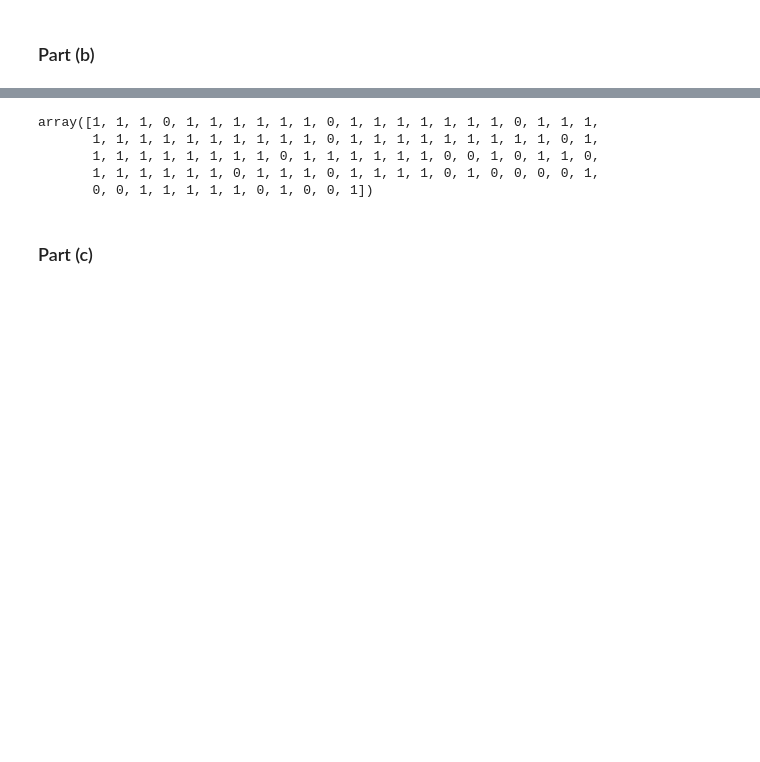
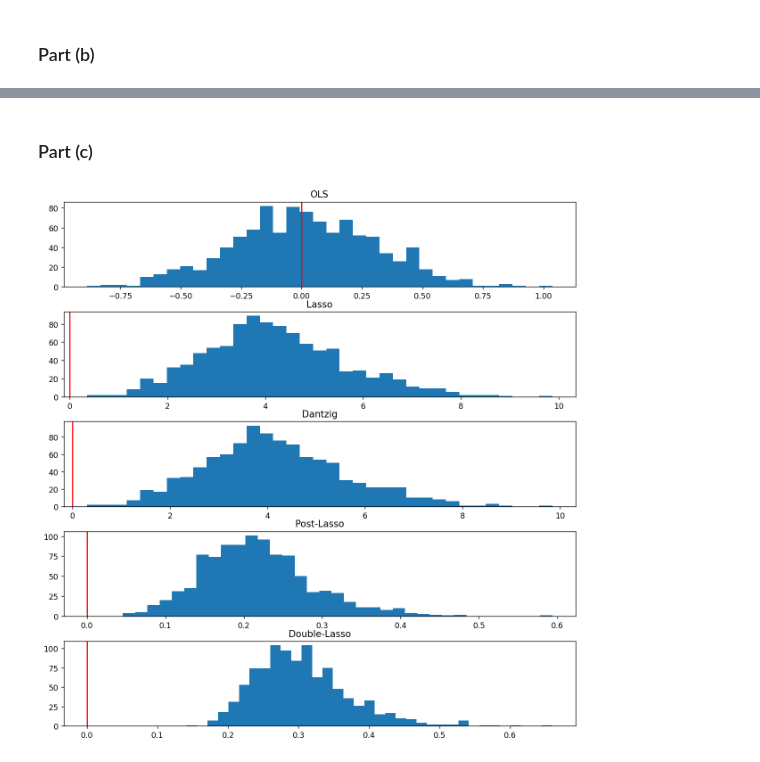
Before and after one commit to mattzhao-R/ml4econs, a Jupyter notebook: hw2/hw2.ipynb, the cells around one changed output, grey strips where cells are left out. Saved outputs shown, nothing was run; the diff lists cells and outputs as text; code cells hidden in the pictures; blank space fills up the shorter version.

```diff
--- a/hw2/hw2.ipynb
+++ b/hw2/hw2.ipynb
@@ -159,9 +132,4 @@ df =
 # %% [markdown]
 ### Part (b)
-# %%
-W = np.random.rand(200,50)
-D = np.random.rand(1,200).reshape(-1,1)
-Y = D * 3 + np.random.normal(size=200)
-X = np.concatenate((D,W),axis=1)
 # %%
 from sklearn.linear_model import LinearRegression, LassoCV
@@ -226,10 +195,31 @@ array([1, 4, 1, 0, 1, 3, 1, 2, 1, 1, 0, 3, 2, 2, 1, 4, 4, 1, 0, 2, 2, 3,
-# %%
-np.where(temp != 0, 1, 0)
-# %% [output]
-array([1, 1, 1, 0, 1, 1, 1, 1, 1, 1, 0, 1, 1, 1, 1, 1, 1, 1, 0, 1, 1, 1,
-       1, 1, 1, 1, 1, 1, 1, 1, 1, 1, 0, 1, 1, 1, 1, 1, 1, 1, 1, 1, 0, 1,
-       1, 1, 1, 1, 1, 1, 1, 1, 0, 1, 1, 1, 1, 1, 1, 0, 0, 1, 0, 1, 1, 0,
-       1, 1, 1, 1, 1, 1, 0, 1, 1, 1, 0, 1, 1, 1, 1, 0, 1, 0, 0, 0, 0, 1,
-       0, 0, 1, 1, 1, 1, 1, 0, 1, 0, 0, 1])
 # %% [markdown]
 ### Part (c)
+# %%
+def get_betas(D,W,X,Y):
+    beta_ols = OLS(X,Y)
+    beta_lasso = Lasso(X,Y)
+    beta_dantzig = Dantzig(X,Y)
+    beta_post = Post(X,Y)
+    beta_double = Double(D,W,X,Y)
+    return beta_ols, beta_lasso, beta_dantzig, beta_post, beta_double
+
+def sim(i):
+    D,W,X,Y = DGP()
+    betas = get_betas(D,W,X,Y)
+    return betas
+# %%
+with ThreadPool(max_cpu - 2) as pool:
+    output = pool.map(sim,np.arange(1000))
+# %%
+prob2_results = pd.DataFrame(np.array(output),columns = ['OLS', 'Lasso', 'Dantzig','Post-Lasso','Double-Lasso'])
+# %%
+fig, ax = plt.subplots(nrows=prob2_results.shape[1])
+fig.set_size_inches((10,10))
+fig.set_dpi(125)
+fig.tight_layout()
+for i,name in enumerate(prob2_results.columns):
+    ax[i].hist(prob2_results[name]-3,bins=35)
+    ax[i].axvline(color='red')
+    ax[i].set_title(name)
+# %% [output]
+[figure, added]
```
Also changed, not shown: parts of 19 cells of this notebook.
